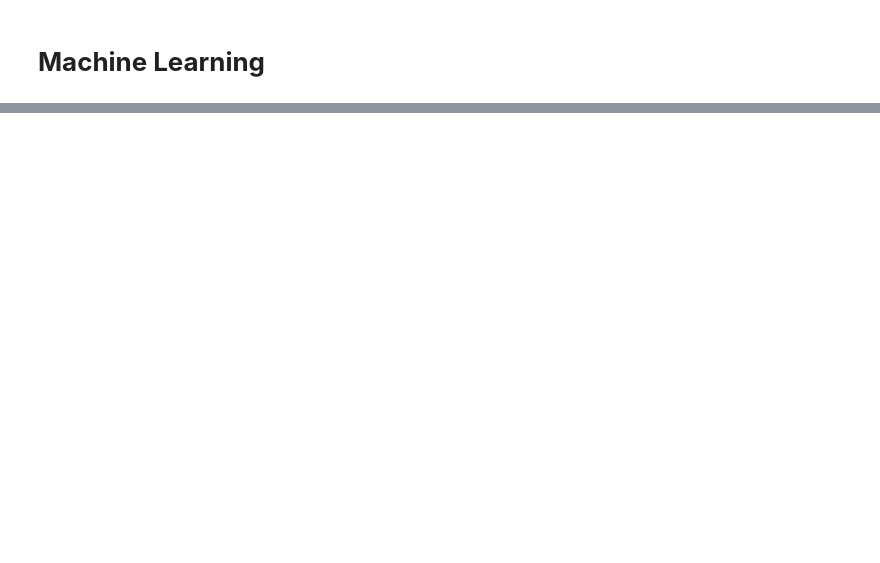
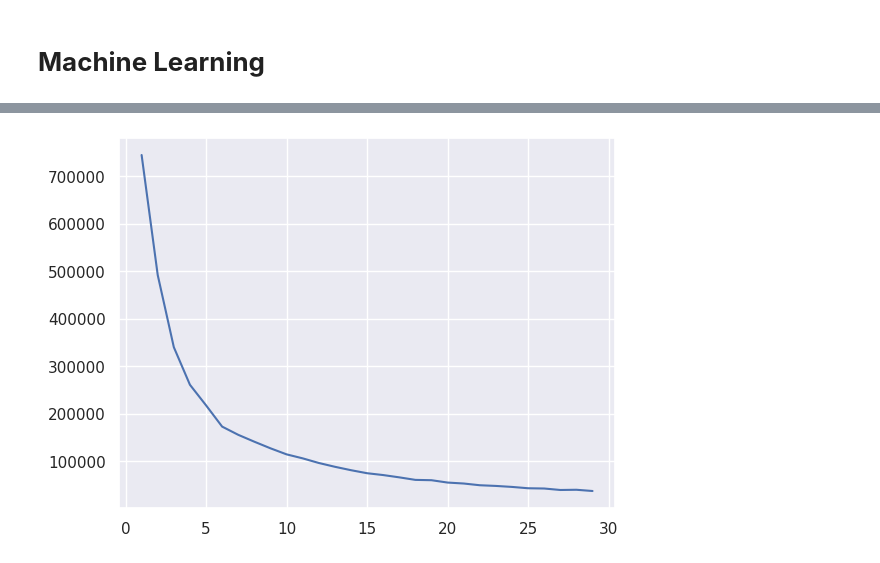
Before and after one commit to GDharan10/Dataset7_SleepEfficiency_KMeans, a Jupyter notebook: Sleep_Efficiency_dataset.ipynb, the cells around one changed output, grey strips where cells are left out. Drawn from its saved outputs; the diff is of its cells as text; code cells hidden in the pictures; blank space fills up the shorter version.

```diff
--- a/Sleep_Efficiency_dataset.ipynb
+++ b/Sleep_Efficiency_dataset.ipynb
@@ -226,7 +254,0 @@ plt.show()
-# %%
-sns.set()
-comperativeColumn_result.fillna(3, inplace = True)
-comperativeColumn_result.replace({'H0 is accepted': 1, 'H0 is rejected': 0}, inplace=True)
-fig = px.imshow(comperativeColumn_result, color_continuous_scale='Viridis',
-                title="Correlation Matrix")
-fig.show()
@@ -251,7 +271,4 @@ Categories (2, object): ['Lunch', 'Dinner']
 # %%
 # Replacing categorical values with numerical equivalents
-df['sex'] = df['sex'].map({'Female': 101, 'Male': 102})
-df['smoker'] = df['smoker'].map({'No': 201, 'Yes': 202})
-df['day'] = df['day'].replace({'Sun': 301, 'Thur': 302, 'Fri': 303, 'Sat' : 304})
-df['time'] = df['time'].replace({'Dinner': 401, 'Lunch': 402})
-df
+df["Gender"] = df["Gender"].map({"Female": 101, "Male": 102})
+df["Smoking status"] = df["Smoking status"].map({"Yes": 201, "No": 202})
@@ -314,10 +282,0 @@ yhat = result.predict(x)
-# %%
-'''
-x1 = df.independent_column
-y = df.dependent_column
-x = sm.add_constant(x1)
-model = sm.OLS(y,x)
-result = model.fit()
-result.summary()
-yhat = result.params[0]+result.params[1]* x1
-'''
@@ -343,0 +283,7 @@ result_log.summary()
+# %%
+wcss = []
+for i in range(1,453):
+  model = KMeans(i)
+  model.fit(df)
+  wcss.append(model.inertia_)
+print(wcss)
@@ -343,0 +309,5 @@ result_log.summary()
+# %%
+plt.plot(range(1,30), wcss[0:29])
+plt.show()
+# %% [output]
+[figure, added]
```
Also changed, not shown: parts of 23 cells of this notebook.
